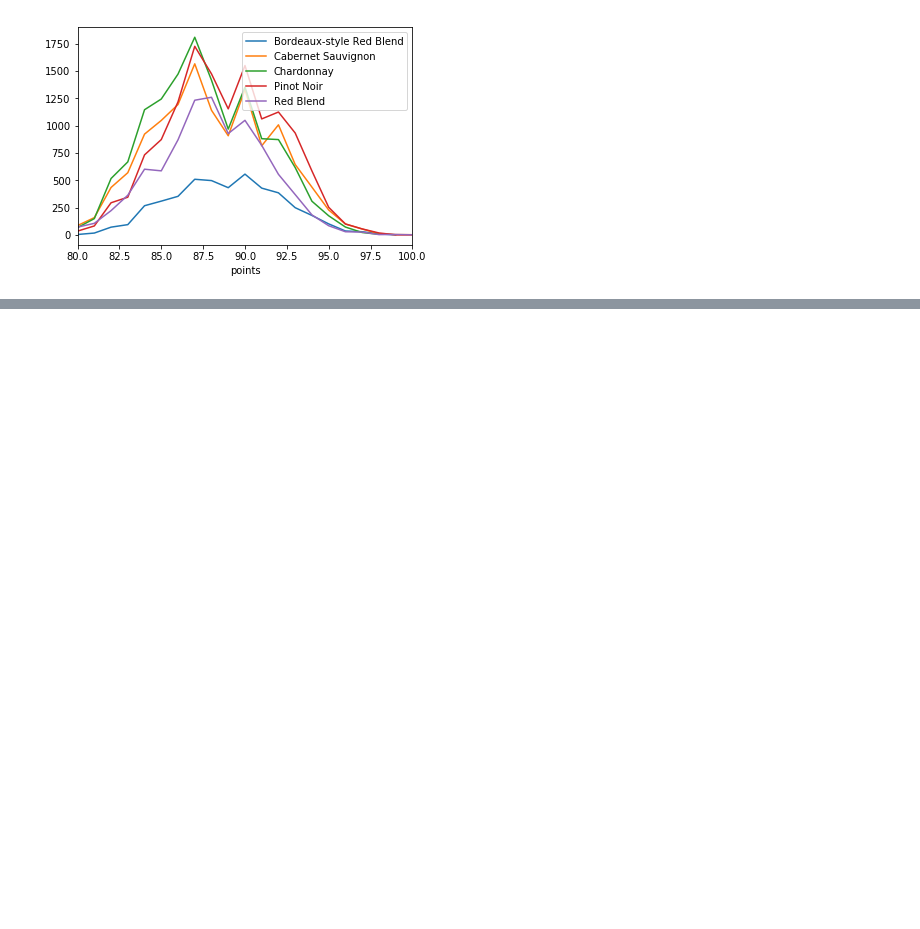
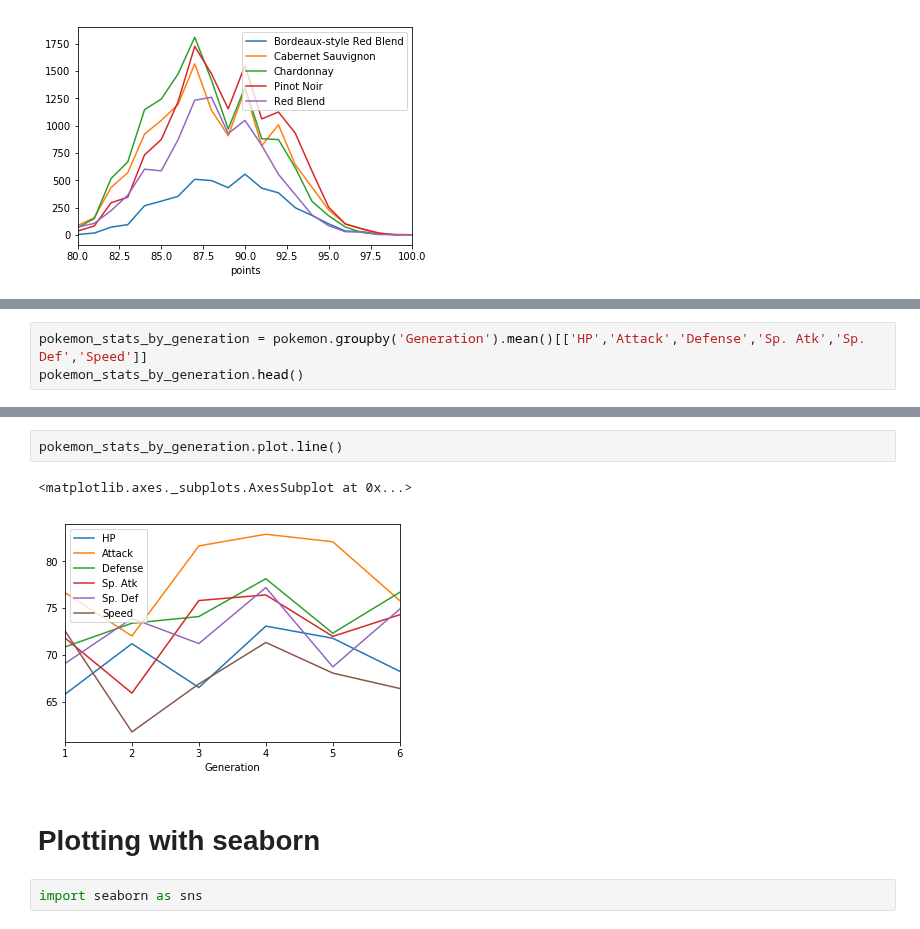
Before and after one commit to data-droid/study, a Jupyter notebook: kaggleLearn/DataVisualization2.ipynb, the cells around one changed output, grey strips where cells are left out. Cells and saved outputs as stored; diff of their text form; blank space fills up the shorter version.

```diff
--- a/kaggleLearn/DataVisualization2.ipynb
+++ b/kaggleLearn/DataVisualization2.ipynb
@@ -143,0 +181,3 @@ wine_counts.plot.line()
+# %%
+pokemon_stats_by_generation = pokemon.groupby('Generation').mean()[['HP','Attack','Defense','Sp. Atk','Sp. Def','Speed']]
+pokemon_stats_by_generation.head()
@@ -143,0 +192,9 @@ wine_counts.plot.line()
+# %%
+pokemon_stats_by_generation.plot.line()
+# %% [output]
+<matplotlib.axes._subplots.AxesSubplot at 0x...>
+[figure, added]
+# %% [markdown]
+# Plotting with seaborn
+# %%
+import seaborn as sns
```
Also changed, not shown: parts of 27 cells of this notebook.
